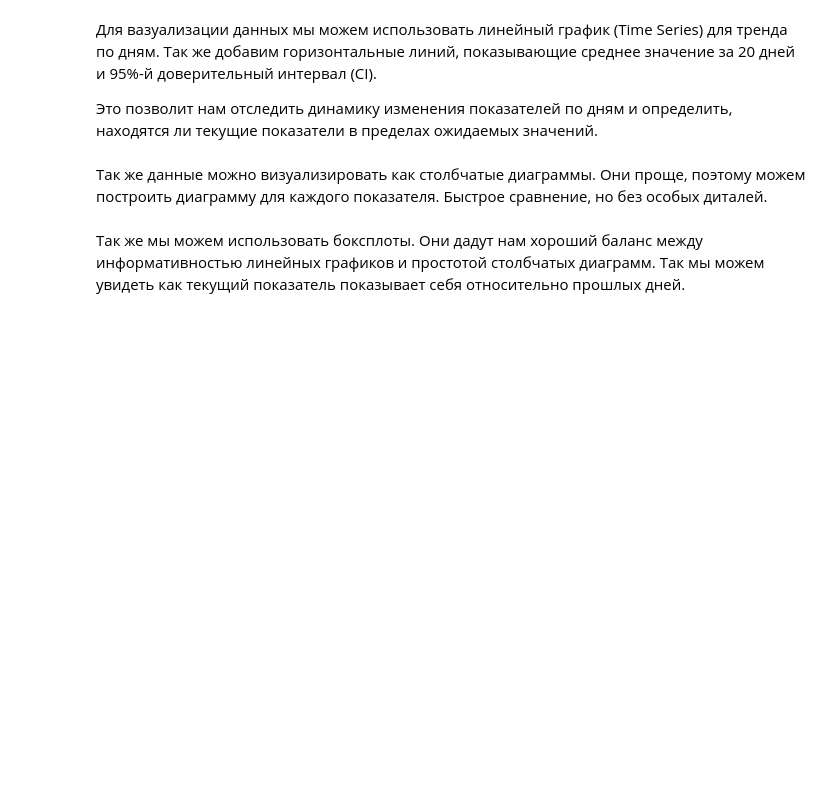
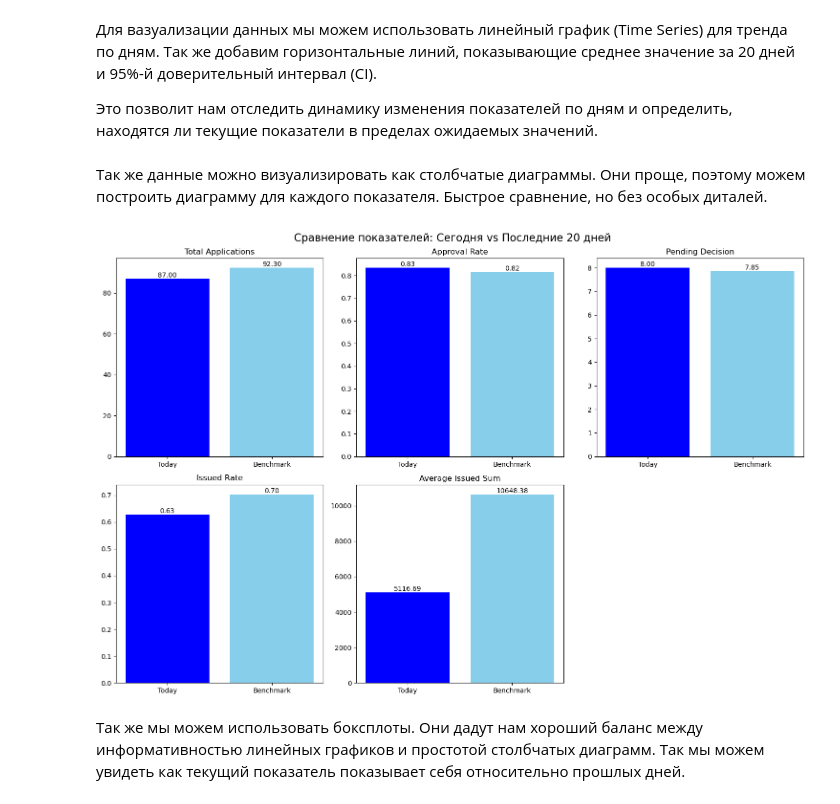
Before and after one commit to Bybba/devim-testovoe, a Jupyter notebook: assignment1.ipynb, the cells around one changed output. Cells and saved outputs as stored; diff of their text form; code cells hidden in the pictures; blank space fills up the shorter version.

```diff
--- a/assignment1.ipynb
+++ b/assignment1.ipynb
@@ -79,29 +79,29 @@ plt.show()
 # %%
 metrics = ['total_applications', 'approval_rate', 'pending_decision', 'issued_rate', 'average_issued_sum']
 
 # Так как столбчатые диаграммы просты в прочтении, мы можем показать их вместе
 fig, axes = plt.subplots(2, 3, figsize=(15, 10), dpi=100)
 axes = axes.flatten()  # для удобства перебора по одномерному массиву осей
 
 # Строим диаграмму для каждого значения (metrics)
 for i, metric in enumerate(metrics):
     today_val = df_comparison.loc[df_comparison['label'] == 'Today', metric].values[0]
     bench_val = df_comparison.loc[df_comparison['label'] == 'Benchmark', metric].values[0]
 
-    axes[i].bar(['Today', 'Benchmark'], [today_val, bench_val], color=['blue', 'lightblue'])
+    axes[i].bar(['Today', 'Benchmark'], [today_val, bench_val], color=['blue', 'skyblue'])
     axes[i].set_title(metric.replace('_', ' ').title())
 
     for j, v in enumerate([today_val, bench_val]):
         axes[i].text(j, v, f"{v:.2f}", ha='center', va='bottom', fontsize=10)
 
 # Скрываем последнюю пустую диаграмму, значений только 5
-if len(metrics) < len(axes):
-    for j in range(len(metrics), len(axes)):
-        axes[j].axis('off')
+axes[5].axis('off')
 
 plt.suptitle("Сравнение показателей: Сегодня vs Последние 20 дней", fontsize=16)
 plt.tight_layout()
 plt.show()
+# %% [output]
+[figure, added]
 # %% [markdown]
 Так же мы можем использовать боксплоты. Они дадут нам хороший баланс между информативностью линейных графиков и простотой столбчатых диаграмм. Так мы можем увидеть как текущий показатель показывает себя относительно прошлых дней.
 # %%
```
Also changed, not shown: parts of 1 cell of this notebook, 1 other file.
